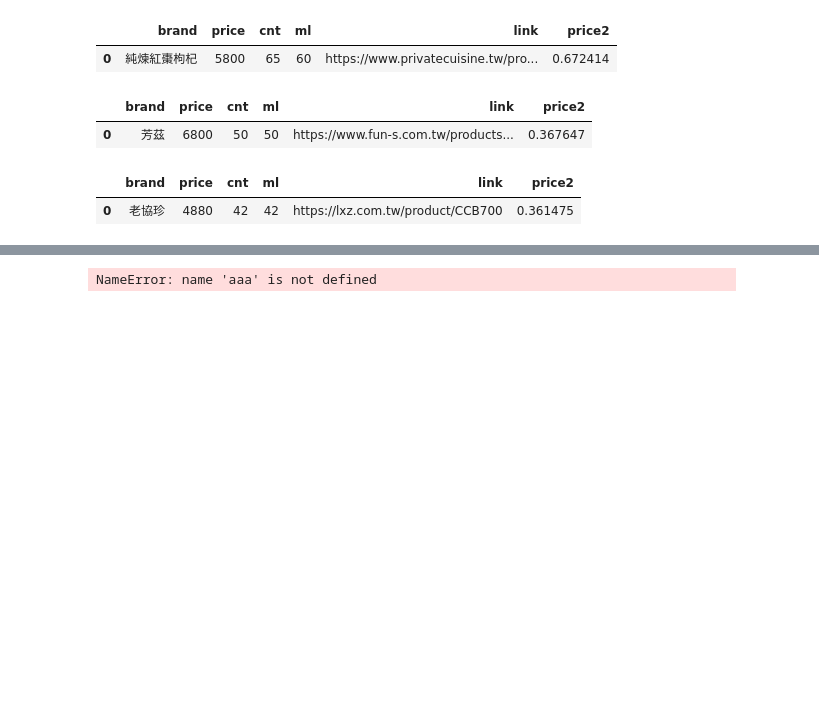
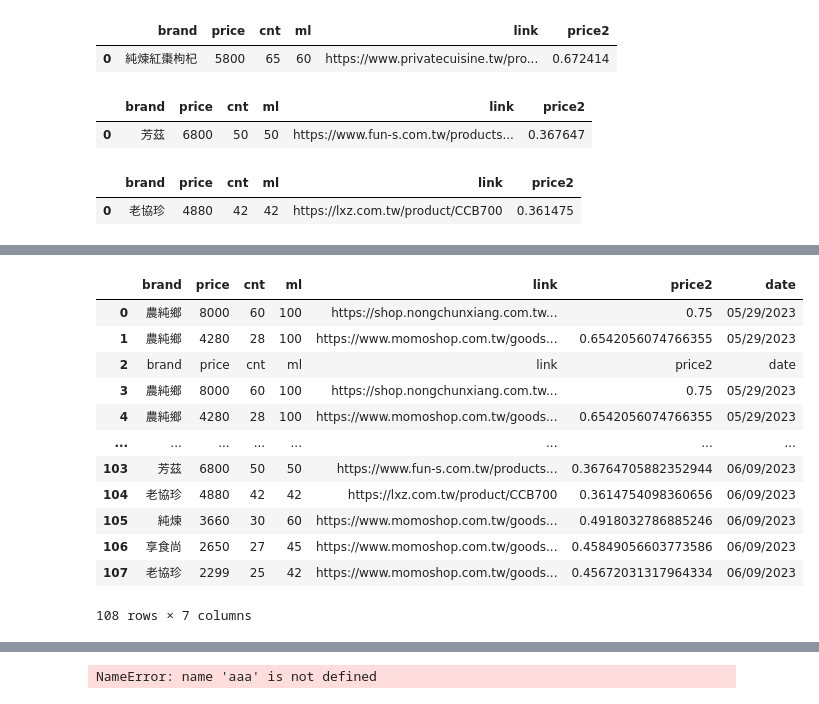
Before and after one commit to eustia0/My_Project, a Jupyter notebook: 爬蟲：每日紀錄商品價格/爬蟲：每日紀錄商品價格.ipynb, the cells around one changed output, grey strips where cells are left out. Drawn from its saved outputs; the diff is of its cells as text; code cells hidden in the pictures; blank space fills up the shorter version.

```diff
--- a/爬蟲：每日紀錄商品價格/爬蟲：每日紀錄商品價格.ipynb
+++ b/爬蟲：每日紀錄商品價格/爬蟲：每日紀錄商品價格.ipynb
@@ -221,7 +277,23 @@ df0
 # %%
+import pandas as pd
 csv1=r'often\price.csv'
 df0.to_csv(csv1, mode='a',index=False,encoding='utf-8-sig')
 d1=pd.read_csv(csv1)
+d1
+# %% [output]
+|  | brand | price | cnt | ml | link | price2 | date |
+| 0 | 農純鄉 | 8000 | 60 | 100 | https://shop.nongchunxiang.com.tw... | 0.75 | 05/29/2023 |
+| 1 | 農純鄉 | 4280 | 28 | 100 | https://www.momoshop.com.tw/goods... | 0.6542056074766355 | 05/29/2023 |
+| 2 | brand | price | cnt | ml | link | price2 | date |
+| 3 | 農純鄉 | 8000 | 60 | 100 | https://shop.nongchunxiang.com.tw... | 0.75 | 05/29/2023 |
+| 4 | 農純鄉 | 4280 | 28 | 100 | https://www.momoshop.com.tw/goods... | 0.6542056074766355 | 05/29/2023 |
+| ... | ... | ... | ... | ... | ... | ... | ... |
+| 103 | 芳茲 | 6800 | 50 | 50 | https://www.fun-s.com.tw/products... | 0.36764705882352944 | 06/09/2023 |
+| 104 | 老協珍 | 4880 | 42 | 42 | https://lxz.com.tw/product/CCB700 | 0.3614754098360656 | 06/09/2023 |
+| 105 | 純煉 | 3660 | 30 | 60 | https://www.momoshop.com.tw/goods... | 0.4918032786885246 | 06/09/2023 |
+| 106 | 享食尚 | 2650 | 27 | 45 | https://www.momoshop.com.tw/goods... | 0.45849056603773586 | 06/09/2023 |
+| 107 | 老協珍 | 2299 | 25 | 42 | https://www.momoshop.com.tw/goods... | 0.45672031317964334 | 06/09/2023 |
+108 rows × 7 columns
 # %%
 d1=d1[d1.brand != 'brand']
 d2=d1.drop_duplicates()
```
Also changed, not shown: parts of 8 cells of this notebook.
